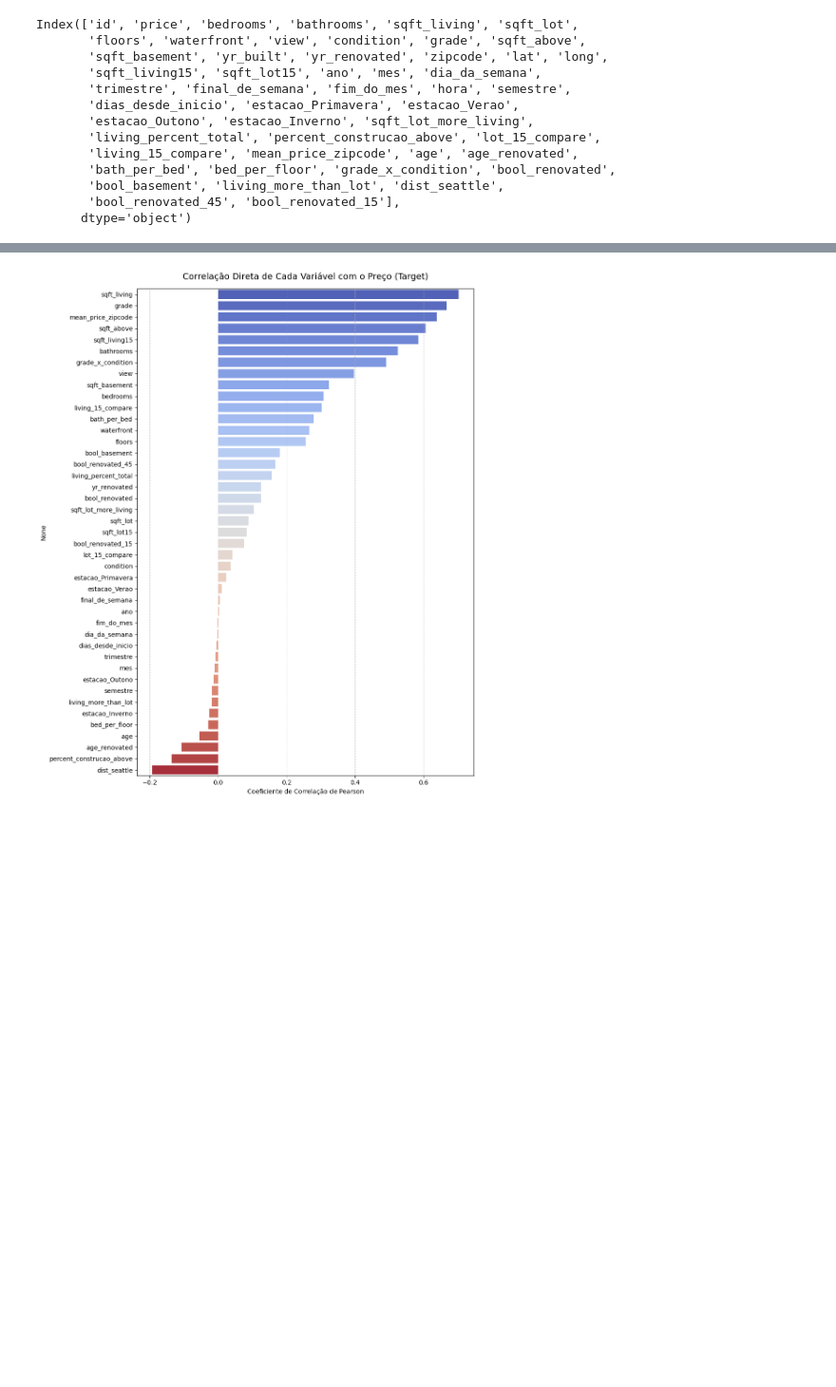
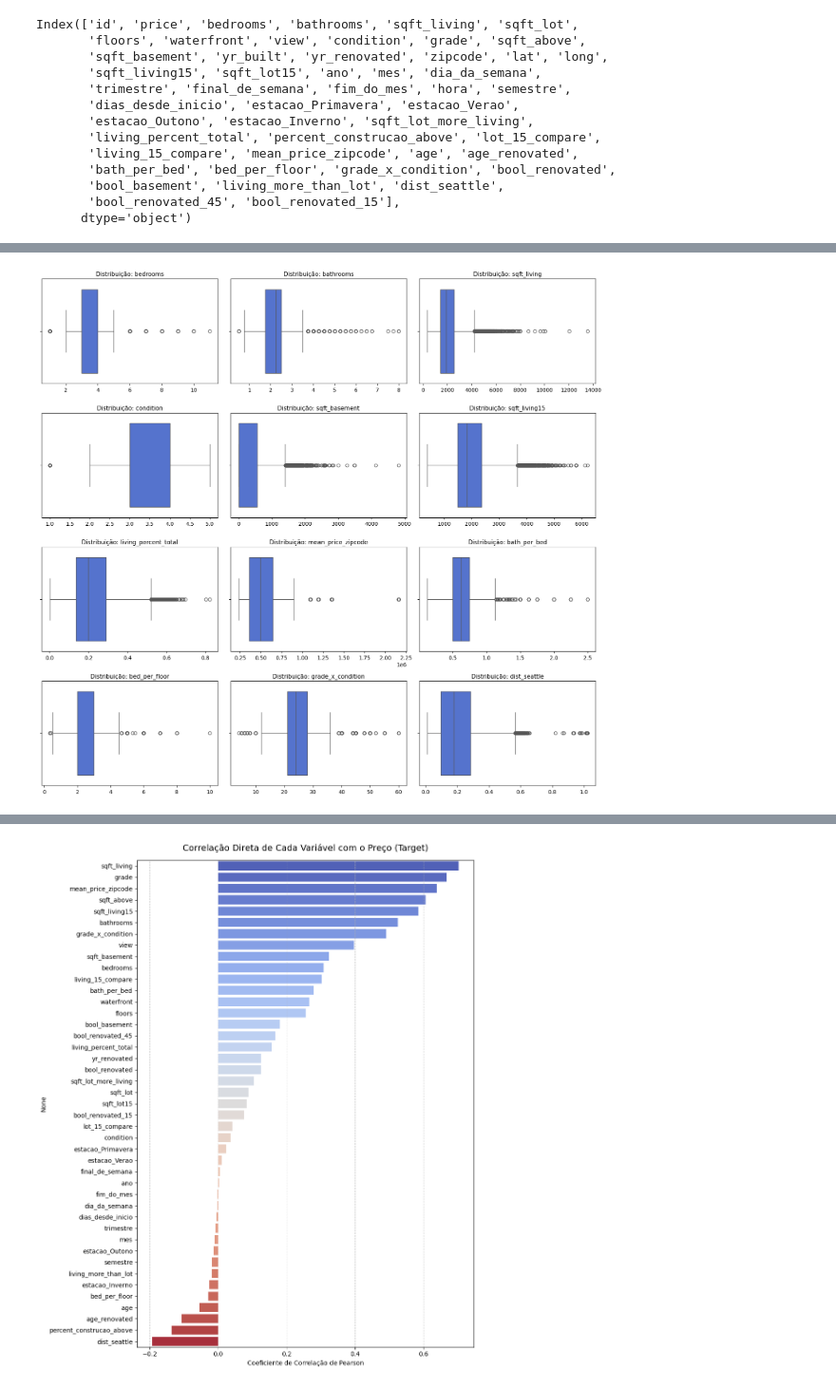
Before and after one commit to programagiovanni-code/sctec_projeto, a Jupyter notebook: tratamento/feature_engineering.ipynb, the cells around one changed output, grey strips where cells are left out. Shown at 95% size. Cells and saved outputs as stored; diff of their text form; code cells hidden in the pictures; blank space fills up the shorter version.

```diff
--- a/tratamento/feature_engineering.ipynb
+++ b/tratamento/feature_engineering.ipynb
@@ -205,0 +225,34 @@ criar_painel_diagnostico(df_heatmap)
+# %%
+# Conferindo ditribuição geral dos dados e valores extremos
+
+lista_extremos = ['bedrooms',
+  'bathrooms',
+  'sqft_living',
+  'condition',
+  'sqft_basement',
+  'sqft_living15',
+  'living_percent_total',
+  'mean_price_zipcode',
+  'bath_per_bed',
+  'bed_per_floor',
+  'grade_x_condition',
+  'dist_seattle']
+
+cols_por_linha = 3
+qtd_linhas = math.ceil(len(lista_extremos) / cols_por_linha)
+
+fig, axes = plt.subplots(qtd_linhas, cols_por_linha, figsize=(15, qtd_linhas * 3.5))
+axes = axes.flatten()
+
+for i, col in enumerate(lista_extremos):
+    sns.boxplot(x=df_heatmap[col], ax=axes[i], color='royalblue')
+    axes[i].set_title(f'Distribuição: {col}', fontsize=11)
+    axes[i].set_xlabel('')
+
+for j in range(i + 1, len(axes)):
+    fig.delaxes(axes[j])
+
+plt.tight_layout()
+plt.show()
+# %% [output]
+[figure, added]
```
Also changed, not shown: parts of 24 cells of this notebook, 5 other files.
